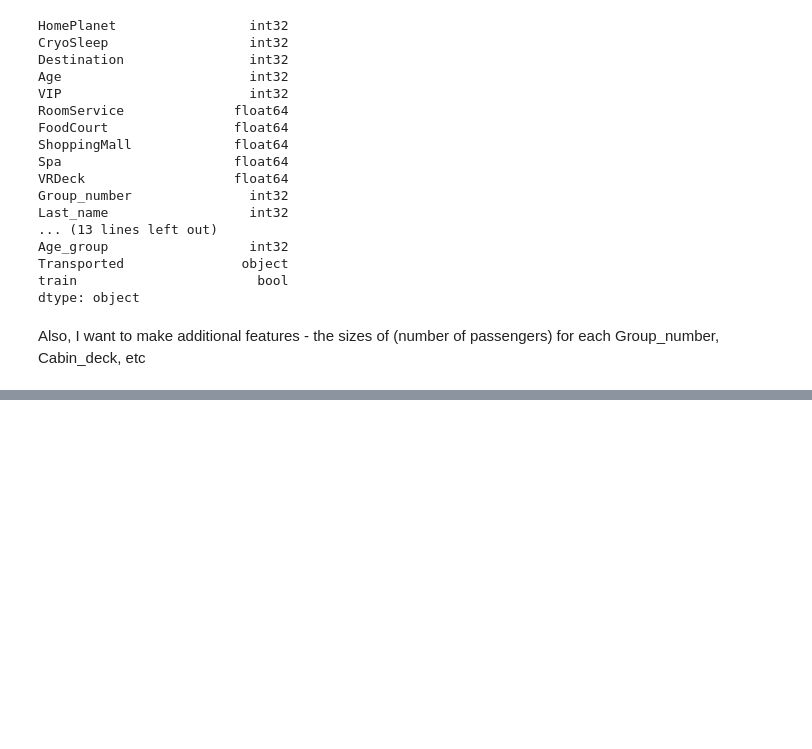
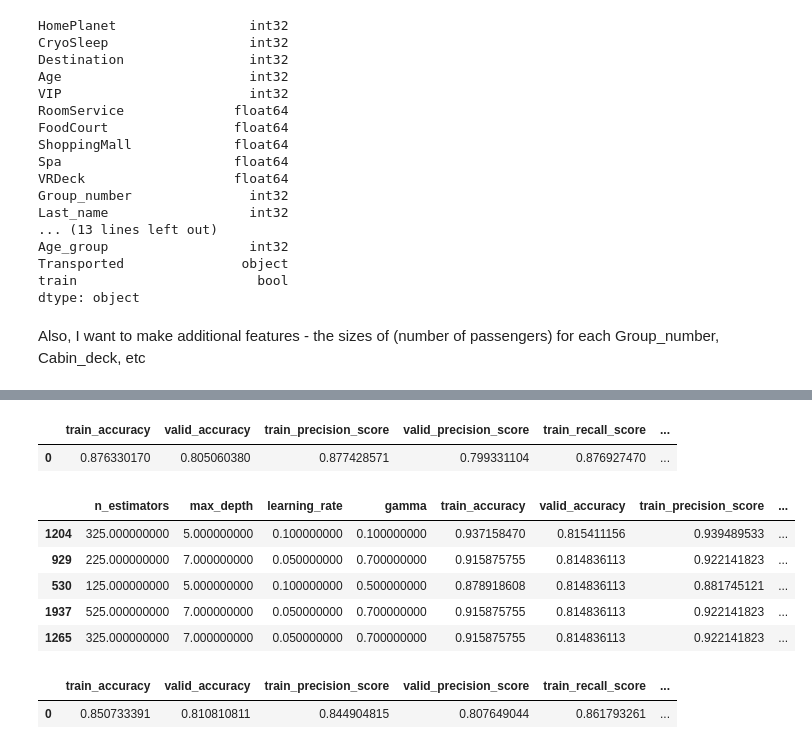
Before and after one commit to tatiana-stukan/kaggle-projects, a Jupyter notebook: spaceship_titanic/main.ipynb, the cells around one changed output, grey strips where cells are left out. Drawn from its saved outputs; the diff is of its cells as text; code cells hidden in the pictures; blank space fills up the shorter version.

```diff
--- a/spaceship_titanic/main.ipynb
+++ b/spaceship_titanic/main.ipynb
@@ -1347,0 +1307,69 @@ RandomizedSearchCV(cv=StratifiedKFold(n_splits=5, random_state=18, shuffle=True)
+# %%
+clf_xgb = XGBClassifier(objective = 'binary:logistic', random_state = 18)
+
+param_dist = {'learning_rate': stats.uniform(0.01, 0.99),
+              'n_estimators': stats.randint(25, 525),
+              'max_depth': stats.randint(5, 10),
+              'gamma': stats.uniform(0.01, 0.99)}
+
+clf_xgb_random = RandomizedSearchCV(estimator = clf_xgb, param_distributions = param_dist, cv = StratifiedKFold(n_splits = 5, shuffle = True, random_state = 18), n_iter = 100, random_state = 18, n_jobs = -1)
+clf_xgb_random.fit(X, y)
+
+xgbclf = XGBClassifier(objective = 'binary:logistic', random_state = 18, **clf_xgb_random.best_params_).fit(X_train, y_train)
+
+xgb_table = pd.DataFrame(columns = ['train_accuracy', 'valid_accuracy', 'train_precision_score', 'valid_precision_score', 'train_recall_score', 'valid_recall_score', 'train_f1_score', 'valid_f1_score', 'train_log_loss', 'valid_log_loss'])
+
+xgb_train_predicted = xgbclf.predict(X_train)
+xgb_valid_predicted = lgbm_clf.predict(X_valid)
+
+xgb_table = xgb_table.append(dict(zip(xgb_table.columns,[accuracy_score(y_train, xgb_train_predicted), accuracy_score(y_valid, xgb_valid_predicted), precision_score(y_train, xgb_train_predicted), precision_score(y_valid, xgb_valid_predicted), recall_score(y_train, xgb_train_predicted), recall_score(y_valid, xgb_valid_predicted), f1_score(y_train, xgb_train_predicted), f1_score(y_valid, xgb_valid_predicted), log_loss(y_train, xgb_train_predicted), log_loss(y_valid, xgb_valid_predicted)])), ignore_index=True)
+
+xgb_table
+# %% [output]
+|  | train_accuracy | valid_accuracy | train_precision_score | valid_precision_score | train_recall_score | ... |
+| 0 | 0.876330170 | 0.805060380 | 0.877428571 | 0.799331104 | 0.876927470 | ... |
+# %%
+xgb_table = pd.DataFrame(columns = ['n_estimators', 'max_depth', 'learning_rate', 'gamma', 'train_accuracy', 'valid_accuracy', 'train_precision_score', 'valid_precision_score', 'train_recall_score', 'valid_recall_score', 'train_f1_score', 'valid_f1_score', 'train_log_loss', 'valid_log_loss'])
+
+for n_estimators in range(25, 526, 100):
+    for learning_rate in [1, 0.7, 0.5, 0.3, 0.1, 0.05, 0.01]:
+        for max_depth in range(5, 11):
+            for gamma in [1, 0.7, 0.5, 0.3, 0.1, 0.01, 0.05, 0.01]:
+                xgb = XGBClassifier(gamma = gamma, n_estimators = n_estimators, max_depth = max_depth, learning_rate = learning_rate, objective="binary:logistic", tree_method='gpu_hist', use_label_encoder=False, random_state = 18).fit(X_train, y_train)
+
+                xgb_train_predicted = xgb.predict(X_train)
+                xgb_valid_predicted = xgb.predict(X_valid)
+
+                xgb_table = xgb_table.append(dict(zip(xgb_table.columns,[n_estimators, max_depth, learning_rate, gamma, accuracy_score(y_train, xgb_train_predicted), accuracy_score(y_valid, xgb_valid_predicted), precision_score(y_train, xgb_train_predicted), precision_score(y_valid, xgb_valid_predicted), recall_score(y_train, xgb_train_predicted), recall_score(y_valid, xgb_valid_predicted), f1_score(y_train, xgb_train_predicted), f1_score(y_valid, xgb_valid_predicted), log_loss(y_train, xgb_train_predicted), log_loss(y_valid, xgb_valid_predicted)])), ignore_index=True)
+
+xgb_table.sort_values(by = 'valid_accuracy', ascending=False).head(5)
+# %% [output]
+|  | n_estimators | max_depth | learning_rate | gamma | train_accuracy | valid_accuracy | train_precision_score | ... |
+| 1204 | 325.000000000 | 5.000000000 | 0.100000000 | 0.100000000 | 0.937158470 | 0.815411156 | 0.939489533 | ... |
+| 929 | 225.000000000 | 7.000000000 | 0.050000000 | 0.700000000 | 0.915875755 | 0.814836113 | 0.922141823 | ... |
+| 530 | 125.000000000 | 5.000000000 | 0.100000000 | 0.500000000 | 0.878918608 | 0.814836113 | 0.881745121 | ... |
+| 1937 | 525.000000000 | 7.000000000 | 0.050000000 | 0.700000000 | 0.915875755 | 0.814836113 | 0.922141823 | ... |
+| 1265 | 325.000000000 | 7.000000000 | 0.050000000 | 0.700000000 | 0.915875755 | 0.814836113 | 0.922141823 | ... |
+# %%
+clf_cat = CatBoostClassifier(random_state = 18, random_strength = 18, verbose = False)
+
+param_dist ={'learning_rate': stats.uniform(0.01, 0.99),
+             'iterations': stats.randint(25, 525),
+             'depth': stats.randint(5, 10)}
+
+clf_cat_random = RandomizedSearchCV(estimator = clf_cat, param_distributions = param_dist, cv = StratifiedKFold(n_splits = 5, shuffle = True, random_state = 18), n_iter = 100, random_state = 18, n_jobs = -1)
+clf_cat_random.fit(X, y)
+
+cat_clf = CatBoostClassifier(random_state = 18, random_strength = 18, verbose = False, **clf_cat_random.best_params_).fit(X_train, y_train)
+
+cat_table = pd.DataFrame(columns = ['train_accuracy', 'valid_accuracy', 'train_precision_score', 'valid_precision_score', 'train_recall_score', 'valid_recall_score', 'train_f1_score', 'valid_f1_score', 'train_log_loss', 'valid_log_loss'])
+
+cat_train_predicted = cat_clf.predict(X_train)
+cat_valid_predicted = cat_clf.predict(X_valid)
+
+cat_table = cat_table.append(dict(zip(cat_table.columns,[accuracy_score(y_train, cat_train_predicted), accuracy_score(y_valid, cat_valid_predicted), precision_score(y_train, cat_train_predicted), precision_score(y_valid, cat_valid_predicted), recall_score(y_train, cat_train_predicted), recall_score(y_valid, cat_valid_predicted), f1_score(y_train, cat_train_predicted), f1_score(y_valid, cat_valid_predicted), log_loss(y_train, cat_train_predicted), log_loss(y_valid, cat_valid_predicted)])), ignore_index=True)
+
+cat_table
+# %% [output]
+|  | train_accuracy | valid_accuracy | train_precision_score | valid_precision_score | train_recall_score | ... |
+| 0 | 0.850733391 | 0.810810811 | 0.844904815 | 0.807649044 | 0.861793261 | ... |
```
Also changed, not shown: parts of 19 cells of this notebook.
